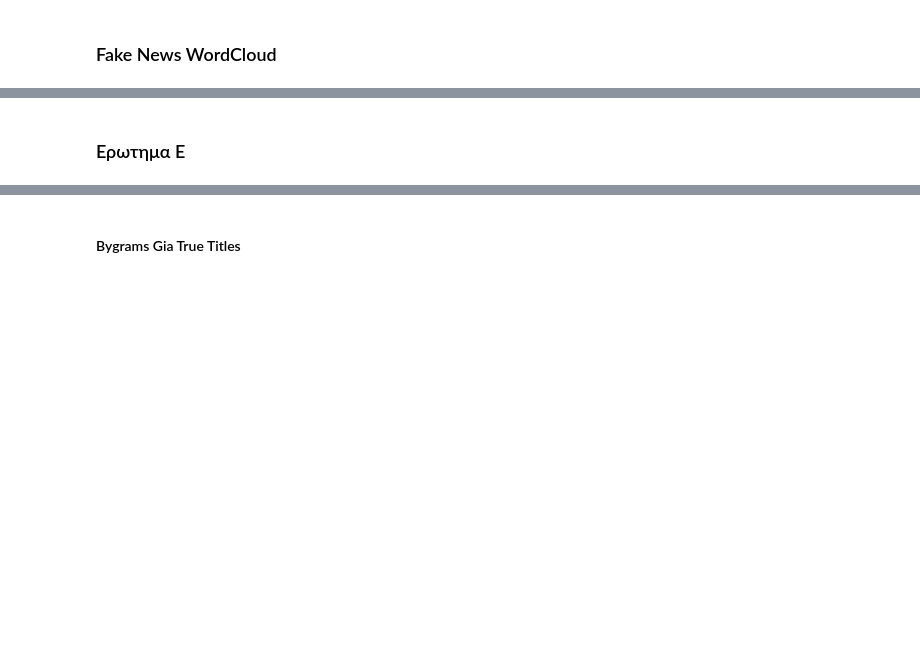
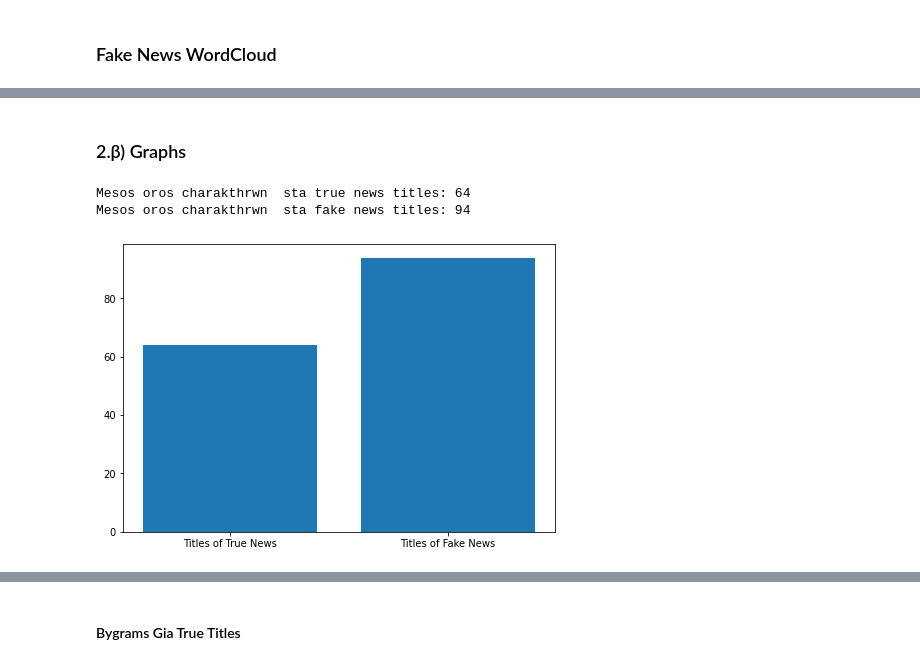
Before and after one commit to Demesta/data_mining_for_fake_news_detection, a Jupyter notebook: andro.ipynb, the cells around one changed output, grey strips where cells are left out. Drawn from its saved outputs; the diff is of its cells as text; code cells hidden in the pictures; blank space fills up the shorter version.

```diff
--- a/andro.ipynb
+++ b/andro.ipynb
@@ -221,2 +213,68 @@ plt.show()
-# %% [markdown]
-### Ερωτημα Ε
+# %% [markdown]
+### 2.β) Graphs
+# %%
+#mesos oros gia true titles :
+
+dfTrue_titles = dfTrue.copy()
+
+dfTrue_titles = pd.DataFrame(dfTrue_titles, columns=['title'])
+dfTrue_titles = dfTrue_titles.values.tolist()
+
+num_titles_true=0
+for i in dfTrue_titles:
+    num_titles_true=num_titles_true+1
+
+count = 0
+total_len = 0
+for i in dfTrue_titles:
+    str = dfTrue_titles[count]
+    count = count+1
+
+    curr_str = str[0]
+    total_len = total_len + len(curr_str)
+
+average_chars = total_len / (count-1)
+average_chars = int(average_chars)
+av_tr = average_chars
+print("Mesos oros charakthrwn  sta true news titles:", average_chars)
+
+
+#mesos oros gia fake titles :
+
+dfFake_titles = dfFake.copy()
+
+dfFake_titles = pd.DataFrame(dfFake_titles, columns=['title'])
+dfFake_titles = dfFake_titles.values.tolist()
+
+num_titles_fake=0
+for i in dfFake_titles:
+    num_titles_fake=num_titles_fake+1
+
+
+count = 0
+total_len = 0
+average_chars = 0
+for i in dfFake_titles:
+    str = dfFake_titles[count]
+    count = count+1
+
+    curr_str = str[0]
+    total_len = total_len + len(curr_str)
+
+average_chars = total_len / (count-1)
+average_chars = int(average_chars)
+av_fal = average_chars
+print("Mesos oros charakthrwn  sta fake news titles:", average_chars)
+
+#grafhma
+
+fig = plt.figure()
+ax = fig.add_axes([0,0,1,1])
+titles = ['Titles of True News', 'Titles of Fake News']
+nums = [av_tr, av_fal]
+ax.bar(titles, nums)
+plt.show()
+# %% [output]
+Mesos oros charakthrwn  sta true news titles: 64
+Mesos oros charakthrwn  sta fake news titles: 94
+[figure, added]
```
Also changed, not shown: parts of 54 cells of this notebook, 5 other files.
